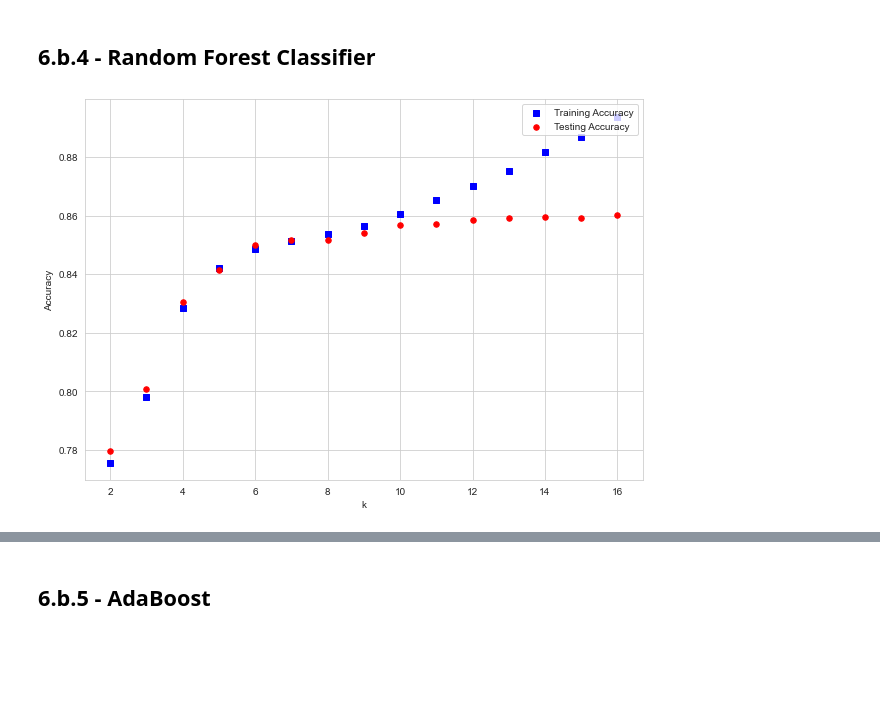
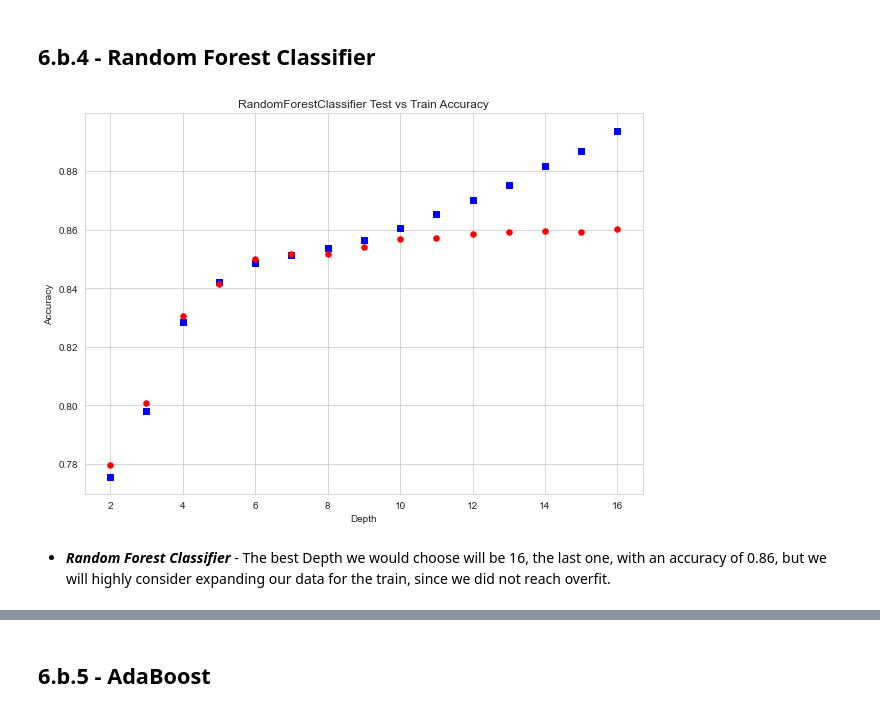
Before and after one commit to galborn/Predict_over_50k, a Jupyter notebook: predict_over_50k.ipynb, the cells around one changed output, grey strips where cells are left out. Saved outputs shown, nothing was run; the diff lists cells and outputs as text; code cells hidden in the pictures; blank space fills up the shorter version.

```diff
--- a/predict_over_50k.ipynb
+++ b/predict_over_50k.ipynb
@@ -505,7 +456,12 @@ for i in k:
     train_acc.append(get_score(clf, encoded_train, y_train))
     test_acc.append(get_score(clf, encoded_test, y_test))
 
-    models = model_test(models, clf, get_score(clf, encoded_test, y_test))
+    models.append({
+        'model_name': (get_name(clf)) + ", K=" +str(i),
+        'test_acc': get_score(clf, encoded_test, y_test),
 
-plot_test_train(k, test_acc, train_acc)
+        }
+        )
+
+plot_test_train(k, test_acc, train_acc, clf, knn=True)
 # %% [output]
@@ -543,8 +501,11 @@ for i in k:
     train_acc.append(get_score(clf, x_train_scaled, y_train))
     test_acc.append(get_score(clf, x_test_scaled, y_test))
 
-    models = model_test(models, clf, get_score(clf, encoded_test, y_test))
+    models.append({
+        'model_name': (get_name(clf)) + "Scaled, K=" +str(i),
+        'test_acc': get_score(clf, x_test_scaled, y_test),
 
-scores = train_acc, test_acc
-plot_test_train(k, test_acc, train_acc)
+        }
+        )
+plot_test_train(k, test_acc, train_acc, clf, knn=True)
 # %% [output]
@@ -552,9 +535,6 @@ plot_test_train(k, test_acc, train_acc)
 # %% [markdown]
 ## 6.b.3 - Decision Tree Classifier
 # %%
-from sklearn.tree import DecisionTreeClassifier
-from sklearn import tree
-
 train_acc = []
 test_acc = []
 k = [3,5,11,15,20,25,30,40]
@@ -565,8 +545,12 @@ for i in k:
     train_acc.append(get_score(clf, encoded_train, y_train))
     test_acc.append(get_score(clf, encoded_test, y_test))
 
-    models = model_test(models, clf, get_score(clf, encoded_test, y_test))
+    models.append({
+        'model_name': (get_name(clf)) + ", Max Depth=" +str(i),
+        'test_acc': get_score(clf, encoded_test, y_test),
 
+        }
+        )
 
-plot_test_train(k, test_acc, train_acc)
+plot_test_train(k, test_acc, train_acc, clf, knn=False)
 # %% [output]
@@ -576,17 +582,24 @@ plot_test_train(k, test_acc, train_acc)
 # %%
 from sklearn.ensemble import RandomForestClassifier
 train_acc = []
 test_acc = []
 k = range(2,17,1)
 for i in k:
     clf = RandomForestClassifier(random_state=0,max_depth=i, n_estimators=100)
     clf.fit(encoded_train, y_train)
 
     train_acc.append(get_score(clf, encoded_train, y_train))
     test_acc.append(get_score(clf, encoded_test, y_test))
 
-    models = model_test(models, clf, get_score(clf, encoded_test, y_test))
+    models.append({
+        'model_name': (get_name(clf)) + "Max Depth=" +str(i),
+        'test_acc': get_score(clf, encoded_test, y_test),
 
-plot_test_train(k, test_acc, train_acc)
+        }
+        )
+
+plot_test_train(k, test_acc, train_acc, clf, knn=False)
 # %% [output]
-[figure, old version]
+[figure, new version]
+# %% [markdown]
+-	***Random Forest Classifier*** - The best Depth we would choose will be 16, the last one, with an accuracy of 0.86, but we will highly consider expanding our data for the train, since we did not reach overfit.
```
Also changed, not shown: parts of 36 cells of this notebook.
